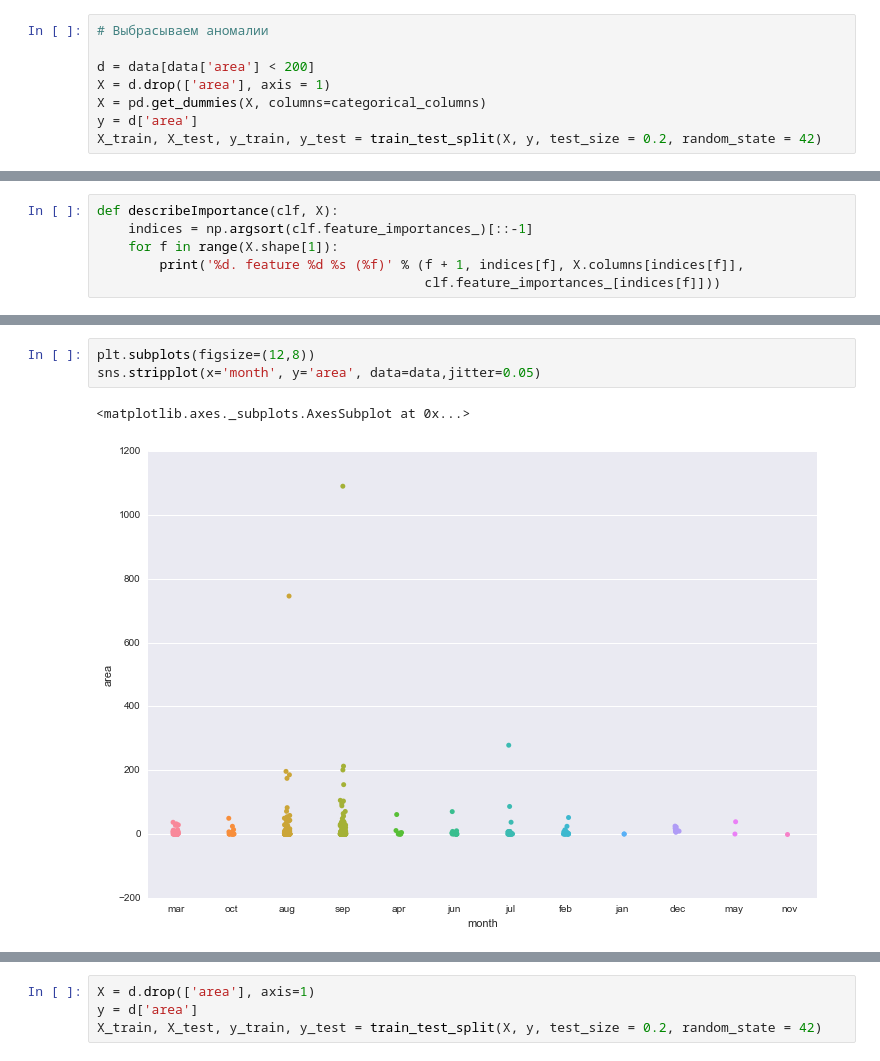
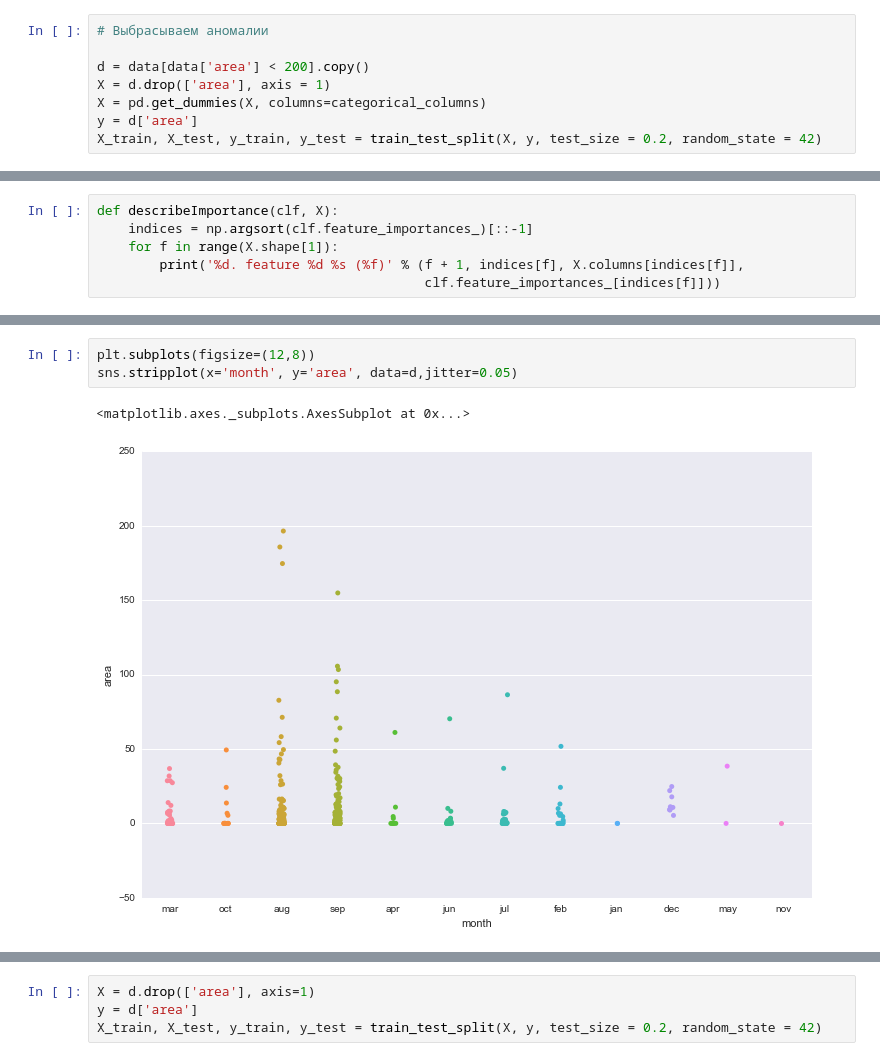
Before and after one commit to senior-sigan/ML_Competitions, a Jupyter notebook: uci_forest-fires/investigate.ipynb, the cells around one changed output, grey strips where cells are left out. Drawn from its saved outputs; the diff is of its cells as text.

```diff
--- a/uci_forest-fires/investigate.ipynb
+++ b/uci_forest-fires/investigate.ipynb
@@ -307,7 +322,7 @@ h=plt.hist(target, bins=50)
 # %%
 # Выбрасываем аномалии
 
-d = data[data['area'] < 200]
+d = data[data['area'] < 200].copy()
 X = d.drop(['area'], axis = 1)
 X = pd.get_dummies(X, columns=categorical_columns)
 y = d['area']
@@ -408,8 +439,8 @@ describeImportance(rfr, X)
 29. feature 14 month_jan (0.000000)
 # %%
 plt.subplots(figsize=(12,8))
-sns.stripplot(x='month', y='area', data=data,jitter=0.05)
+sns.stripplot(x='month', y='area', data=d,jitter=0.05)
 # %% [output]
 <matplotlib.axes._subplots.AxesSubplot at 0x...>
-[figure, old version]
+[figure, new version]
 # %%
```
Also changed, not shown: parts of 47 cells of this notebook, 8 other files.
